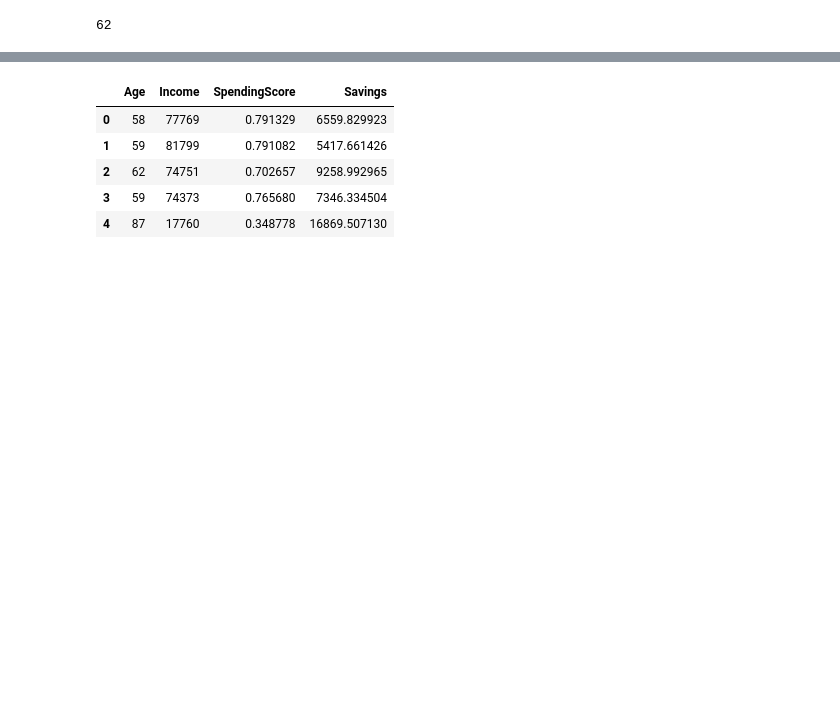
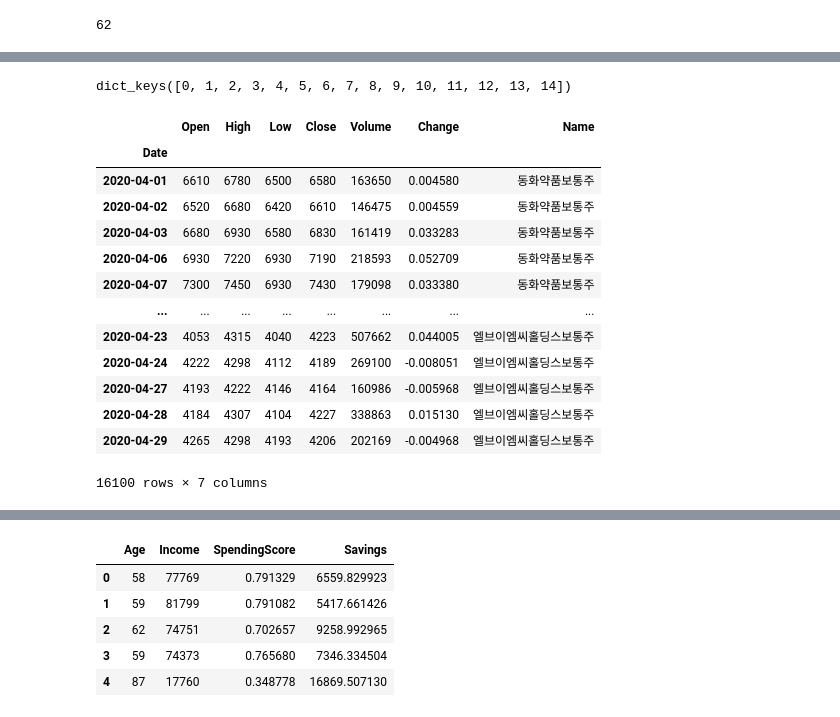
Before and after one commit to dong-hoon-lee/practices, a Jupyter notebook: projects/dacon/idea_competition/krx-big-data.ipynb, the cells around one changed output, grey strips where cells are left out. Saved outputs shown, nothing was run; the diff lists cells and outputs as text; code cells hidden in the pictures; blank space fills up the shorter version.

```diff
--- a/projects/dacon/idea_competition/krx-big-data.ipynb
+++ b/projects/dacon/idea_competition/krx-big-data.ipynb
@@ -657,0 +700,11 @@ len(x)
+# %%
+all_symbols = []
+all_names = []
+for n in names:
+    _symbol_list = df_symbol.loc[df_symbol['한글 종목명'] == n, '단축코드'].tolist()
+    _name_list = df_symbol.loc[df_symbol['한글 종목명'] == n, '한글 종목명'].tolist()
+    if len(_symbol_list) > 0:
+        all_symbols.append(_symbol_list[0])
+        all_names.append(_name_list[0])
+
+all_names
@@ -657,0 +729,38 @@ len(x)
+# %%
+cluster_names.keys()
+# %% [output]
+dict_keys([0, 1, 2, 3, 4, 5, 6, 7, 8, 9, 10, 11, 12, 13, 14])
+# %%
+import FinanceDataReader as fdr
+
+temp_dict = {}
+for i in range(len(symbols_0)):
+    temp_dict[i] = fdr.DataReader(symbols_0[i], start='2020-04-01', end='2020-05-01')
+
+    for j in range(len(cluster_names[i])):
+        temp_dict[i]['Name'] = cluster_names[i][j]
+
+a = pd.concat([temp_dict[i] for i in range(len(symbols_0))])
+# %%
+temp_dict = {}
+for i in range(len(all_symbols)):
+    temp_dict[i] = fdr.DataReader(all_symbols[i], start='2020-04-01', end='2020-05-01')
+    temp_dict[i]['Name'] = all_names[i]
+
+b = pd.concat([temp_dict[i] for i in range(len(all_symbols))])
+b
+# %% [output]
+|  | Open | High | Low | Close | Volume | Change | Name |
+| Date |  |  |  |  |  |  |  |
+| 2020-04-01 | 6610 | 6780 | 6500 | 6580 | 163650 | 0.004580 | 동화약품보통주 |
+| 2020-04-02 | 6520 | 6680 | 6420 | 6610 | 146475 | 0.004559 | 동화약품보통주 |
+| 2020-04-03 | 6680 | 6930 | 6580 | 6830 | 161419 | 0.033283 | 동화약품보통주 |
+| 2020-04-06 | 6930 | 7220 | 6930 | 7190 | 218593 | 0.052709 | 동화약품보통주 |
+| 2020-04-07 | 7300 | 7450 | 6930 | 7430 | 179098 | 0.033380 | 동화약품보통주 |
+| ... | ... | ... | ... | ... | ... | ... | ... |
+| 2020-04-23 | 4053 | 4315 | 4040 | 4223 | 507662 | 0.044005 | 엘브이엠씨홀딩스보통주 |
+| 2020-04-24 | 4222 | 4298 | 4112 | 4189 | 269100 | -0.008051 | 엘브이엠씨홀딩스보통주 |
+| 2020-04-27 | 4193 | 4222 | 4146 | 4164 | 160986 | -0.005968 | 엘브이엠씨홀딩스보통주 |
+| 2020-04-28 | 4184 | 4307 | 4104 | 4227 | 338863 | 0.015130 | 엘브이엠씨홀딩스보통주 |
+| 2020-04-29 | 4265 | 4298 | 4193 | 4206 | 202169 | -0.004968 | 엘브이엠씨홀딩스보통주 |
+16100 rows × 7 columns
```
Also changed, not shown: parts of 29 cells of this notebook, 1 other file.
